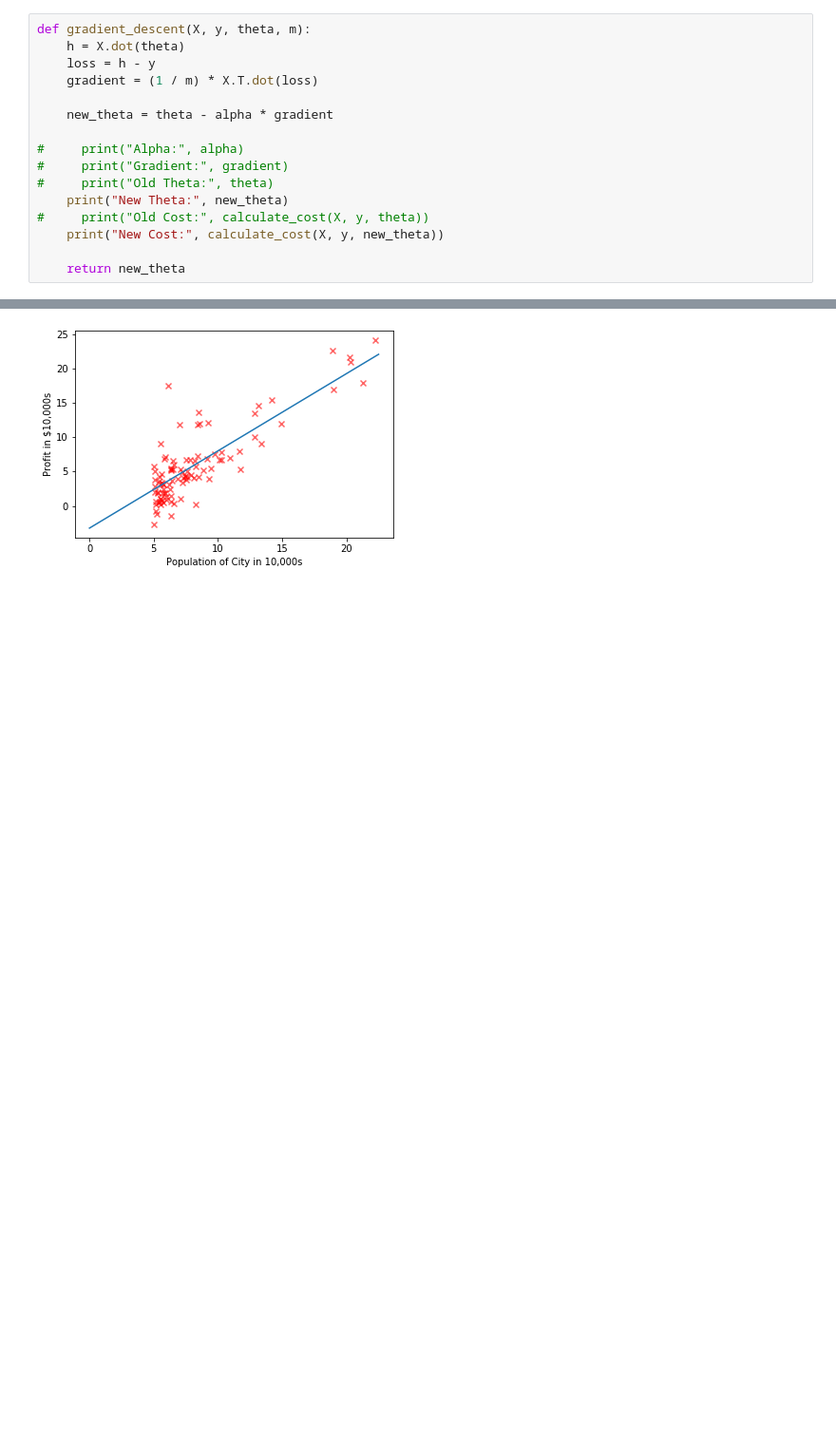
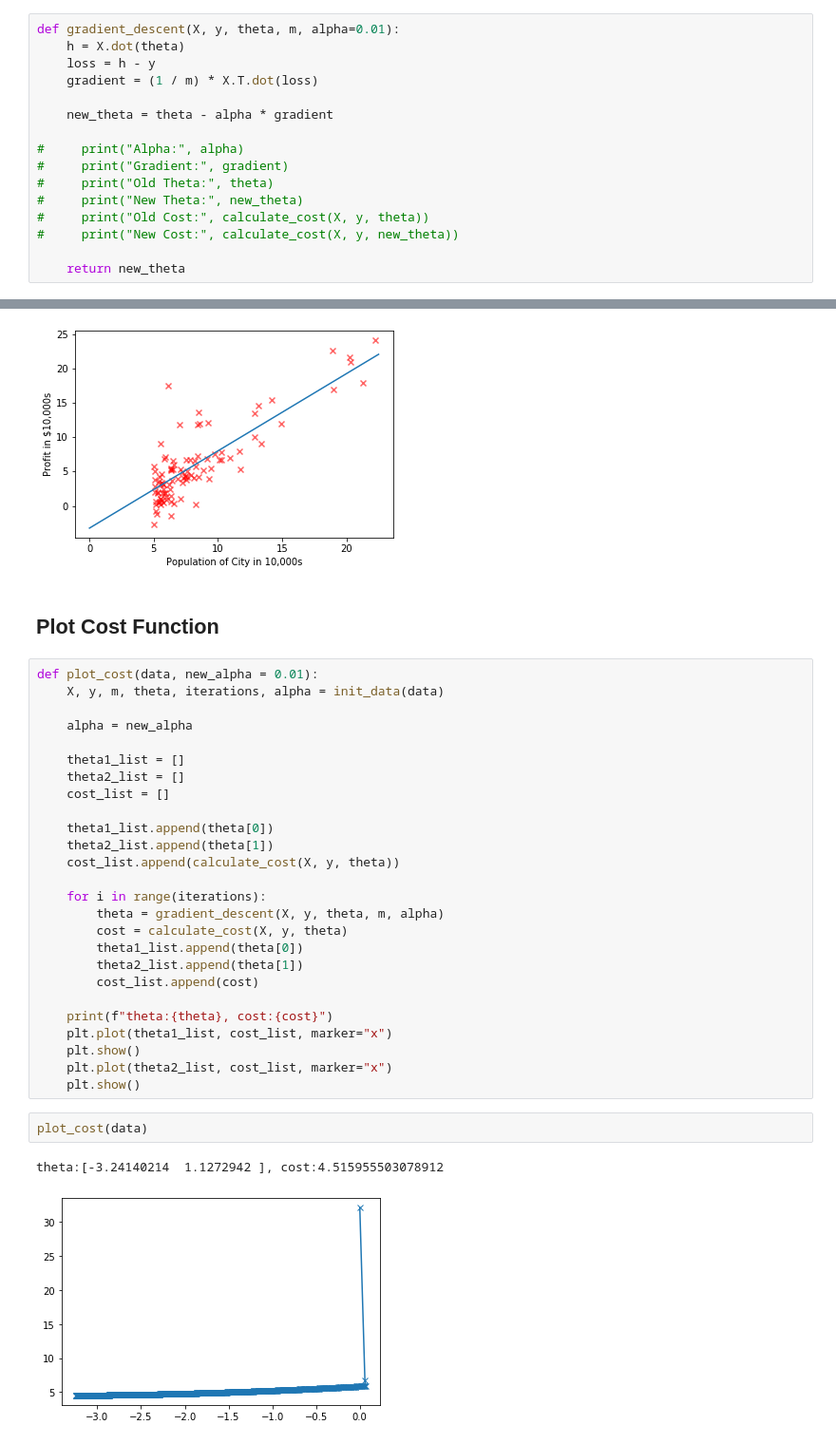
Before and after one commit to macwong/MachineLearning, a Jupyter notebook: Coursera Machine Learning/Week 2/Week 2.ipynb, the cells around one changed output, grey strips where cells are left out. Shown: that part at 95% size. Drawn from its saved outputs; the diff is of its cells as text; blank space fills up the shorter version.

Commit message:
Graphing cost function

```diff
--- a/Coursera Machine Learning/Week 2/Week 2.ipynb
+++ b/Coursera Machine Learning/Week 2/Week 2.ipynb
@@ -197,7 +197,7 @@ calculate_cost(X, y, theta)
 # %% [output]
 32.072733877455676
 # %%
-def gradient_descent(X, y, theta, m):
+def gradient_descent(X, y, theta, m, alpha=0.01):
     h = X.dot(theta)
     loss = h - y
     gradient = (1 / m) * X.T.dot(loss)
@@ -207,9 +207,9 @@ def gradient_descent(X, y, theta, m):
 #     print("Alpha:", alpha)
 #     print("Gradient:", gradient)
 #     print("Old Theta:", theta)
-    print("New Theta:", new_theta)
+#     print("New Theta:", new_theta)
 #     print("Old Cost:", calculate_cost(X, y, theta))
-    print("New Cost:", calculate_cost(X, y, new_theta))
+#     print("New Cost:", calculate_cost(X, y, new_theta))
 
     return new_theta
 # %%
@@ -243,3 +225,36 @@ plt.show()
 # %% [output]
 [-3.24140214  1.1272942 ]
 [figure]
+# %% [markdown]
+## Plot Cost Function
+# %%
+def plot_cost(data, new_alpha = 0.01):
+    X, y, m, theta, iterations, alpha = init_data(data)
+
+    alpha = new_alpha
+
+    theta1_list = []
+    theta2_list = []
+    cost_list = []
+
+    theta1_list.append(theta[0])
+    theta2_list.append(theta[1])
+    cost_list.append(calculate_cost(X, y, theta))
+
+    for i in range(iterations):
+        theta = gradient_descent(X, y, theta, m, alpha)
+        cost = calculate_cost(X, y, theta)
+        theta1_list.append(theta[0])
+        theta2_list.append(theta[1])
+        cost_list.append(cost)
+
+    print(f"theta:{theta}, cost:{cost}")
+    plt.plot(theta1_list, cost_list, marker="x")
+    plt.show()
+    plt.plot(theta2_list, cost_list, marker="x")
+    plt.show()
+# %%
+plot_cost(data)
+# %% [output]
+theta:[-3.24140214  1.1272942 ], cost:4.515955503078912
+[figure, added]
```
Also changed, not shown: parts of 4 cells of this notebook.
